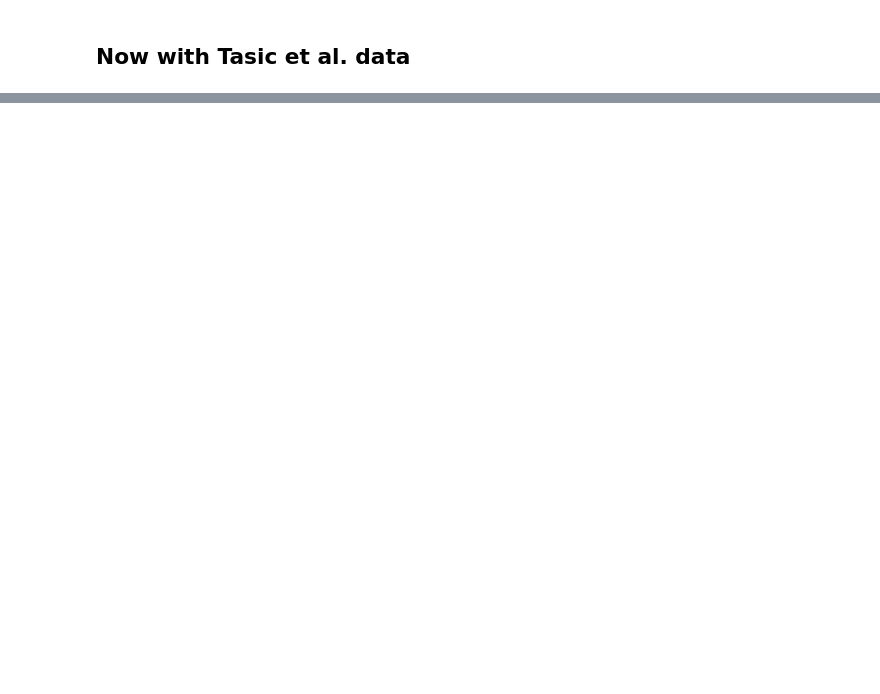
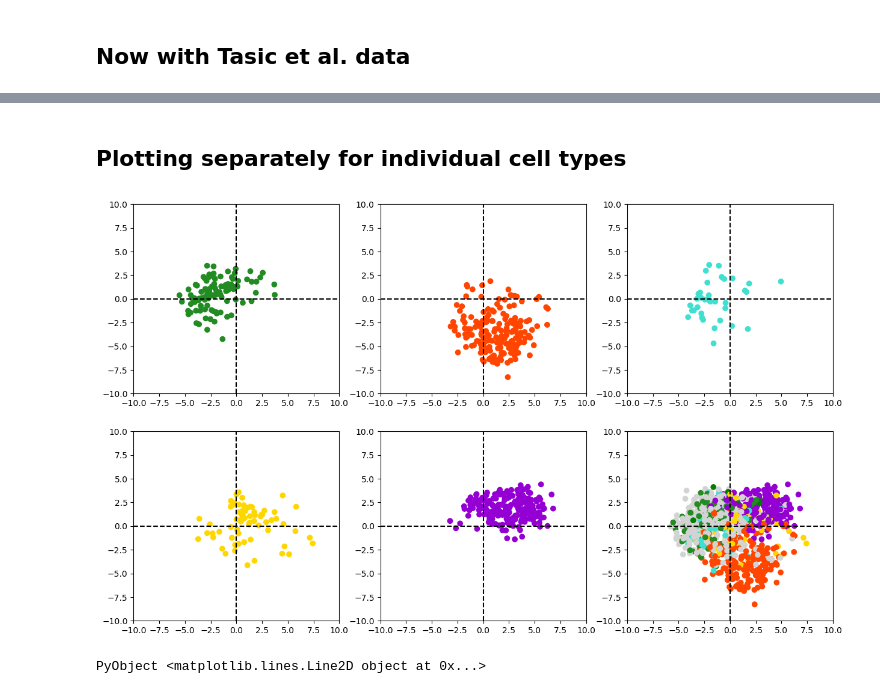
Before and after one commit to ssehztirom/patternextractor.jl, a Jupyter notebook: LogLinearModelingEvaluation.ipynb, the cells around one changed output, grey strips where cells are left out. Saved outputs shown, nothing was run; the diff lists cells and outputs as text; code cells hidden in the pictures; blank space fills up the shorter version.

```diff
--- a/LogLinearModelingEvaluation.ipynb
+++ b/LogLinearModelingEvaluation.ipynb
@@ -674,0 +1087,43 @@ ax[4].axvline(x = 0.0,c="black",linestyle="--")
+# %% [markdown]
+## Plotting separately for individual cell types
+# %%
+fig, ax = PyPlot.subplots(nrows=2, ncols=3, figsize=(15, 9))
+scalepar = 10
+ax[1].scatter(pcs[hatcols.=="forestgreen",1],pcs[hatcols.=="forestgreen",2],c=hatcols[hatcols.=="forestgreen"])
+ax[1].set_xlim(-scalepar,scalepar)
+ax[1].set_ylim(-scalepar,scalepar)
+ax[1].axhline(y = 0.0,c="black",linestyle="--")
+ax[1].axvline(x = 0.0,c="black",linestyle="--")
+
+ax[2].scatter(pcs[hatcols.=="gold",1],pcs[hatcols.=="gold",2],c=hatcols[hatcols.=="gold"])
+ax[2].set_xlim(-scalepar,scalepar)
+ax[2].set_ylim(-scalepar,scalepar)
+ax[2].axhline(y = 0.0,c="black",linestyle="--")
+ax[2].axvline(x = 0.0,c="black",linestyle="--")
+
+ax[3].scatter(pcs[hatcols.=="orangered",1],pcs[hatcols.=="orangered",2],c=hatcols[hatcols.=="orangered"])
+ax[3].set_xlim(-scalepar,scalepar)
+ax[3].set_ylim(-scalepar,scalepar)
+ax[3].axhline(y = 0.0,c="black",linestyle="--")
+ax[3].axvline(x = 0.0,c="black",linestyle="--")
+
+ax[4].scatter(pcs[hatcols.=="darkviolet",1],pcs[hatcols.=="darkviolet",2],c=hatcols[hatcols.=="darkviolet"])
+ax[4].set_xlim(-scalepar,scalepar)
+ax[4].set_ylim(-scalepar,scalepar)
+ax[4].axhline(y = 0.0,c="black",linestyle="--")
+ax[4].axvline(x = 0.0,c="black",linestyle="--")
+
+ax[5].scatter(pcs[hatcols.=="turquoise",1],pcs[hatcols.=="turquoise",2],c=hatcols[hatcols.=="turquoise"])
+ax[5].set_xlim(-scalepar,scalepar)
+ax[5].set_ylim(-scalepar,scalepar)
+ax[5].axhline(y = 0.0,c="black",linestyle="--")
+ax[5].axvline(x = 0.0,c="black",linestyle="--")
+
+ax[6].scatter(pcs[:,1],pcs[:,2],c=hatcols)
+ax[6].set_xlim(-scalepar,scalepar)
+ax[6].set_ylim(-scalepar,scalepar)
+ax[6].axhline(y = 0.0,c="black",linestyle="--")
+ax[6].axvline(x = 0.0,c="black",linestyle="--")
+# %% [output]
+[figure, added]
+PyObject <matplotlib.lines.Line2D object at 0x...>
```
Also changed, not shown: parts of 58 cells of this notebook.
